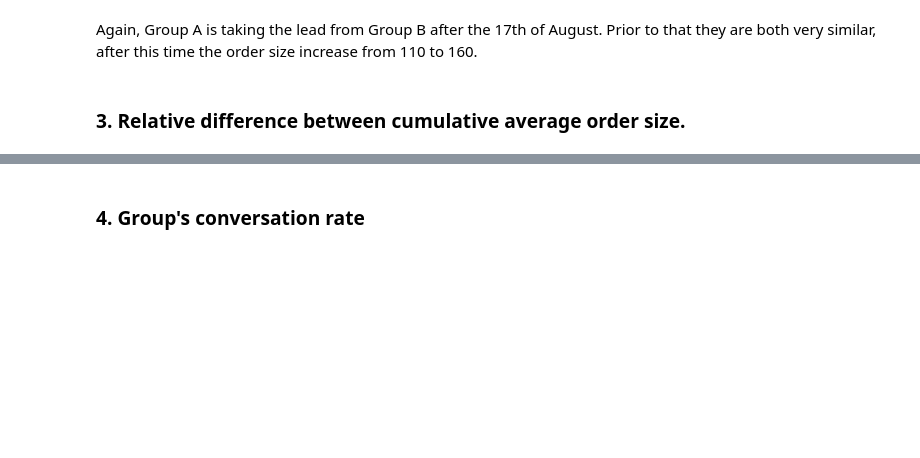
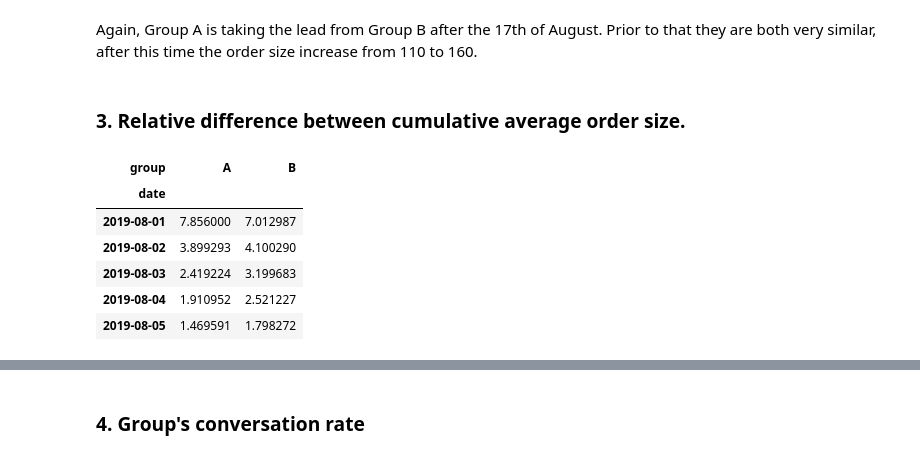
Before and after one commit to Jenner-Valdez/A-B-testing, a Jupyter notebook: Datasets/A-B Testing.ipynb, the cells around one changed output, grey strips where cells are left out. Cells and saved outputs as stored; diff of their text form; code cells hidden in the pictures; blank space fills up the shorter version.

```diff
--- a/Datasets/A-B Testing.ipynb
+++ b/Datasets/A-B Testing.ipynb
@@ -233,6 +225,8 @@ print(hypo.head(5))
 2           7       3
 3           3       8
 4           1       1
+# %%
+pd.set_option('display.max_colwidth', None)
 # %% [markdown]
 Sort the Hypothesis dataset into ICE priority
 # %%
@@ -396 +373,28 @@ cumulative_avg_order_size_df['relative_difference'] = (
+# %%
+# Convert 'date' to datetime format and 'group' to category
+orders['date'] = pd.to_datetime(orders['date'])
+orders['group'] = orders['group'].astype('category')
+
+# Aggregate revenue and order count by date and group
+daily_revenue = orders.groupby(['date', 'group']).agg({'revenue': 'sum', 'cumulative_orders': 'sum'}).reset_index()
+
+# Calculate the cumulative sum of revenue and order count
+daily_revenue['cumulative_revenue'] = daily_revenue.groupby('group')['revenue'].cumsum()
+daily_revenue['cumulative_order_count'] = daily_revenue.groupby('group')['cumulative_orders'].cumsum()
+
+# Calculate the cumulative average order size
+daily_revenue['cumulative_avg_order_size'] = daily_revenue['cumulative_revenue'] / daily_revenue['cumulative_order_count']
+
+# Pivot the table to get cumulative average order size for each group
+pivot_table = daily_revenue.pivot(index='date', columns='group', values='cumulative_avg_order_size')
+
+pivot_table.head()
+# %% [output]
+| group | A | B |
+| date |  |  |
+| 2019-08-01 | 7.856000 | 7.012987 |
+| 2019-08-02 | 3.899293 | 4.100290 |
+| 2019-08-03 | 2.419224 | 3.199683 |
+| 2019-08-04 | 1.910952 | 2.521227 |
+| 2019-08-05 | 1.469591 | 1.798272 |
 # %%
```
Also changed, not shown: parts of 31 cells of this notebook.
